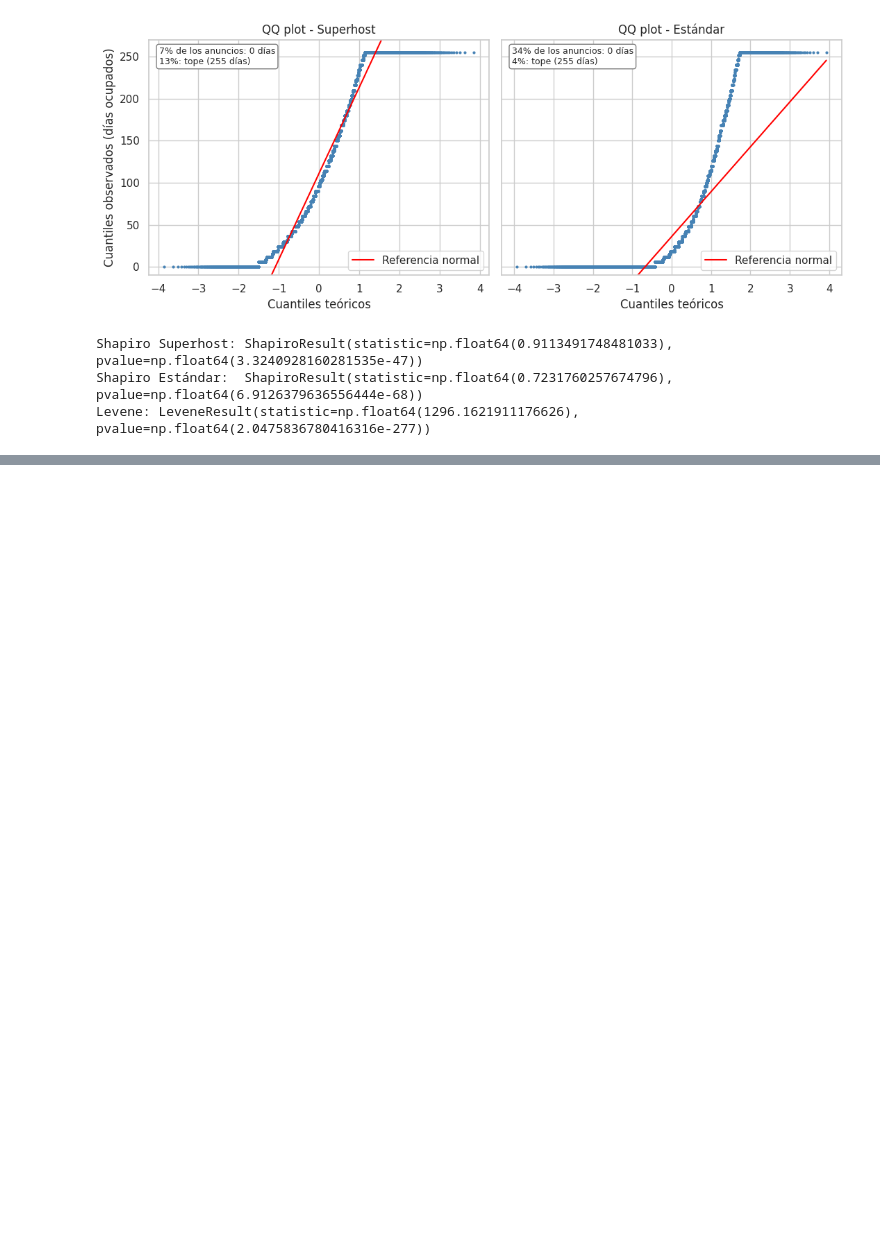
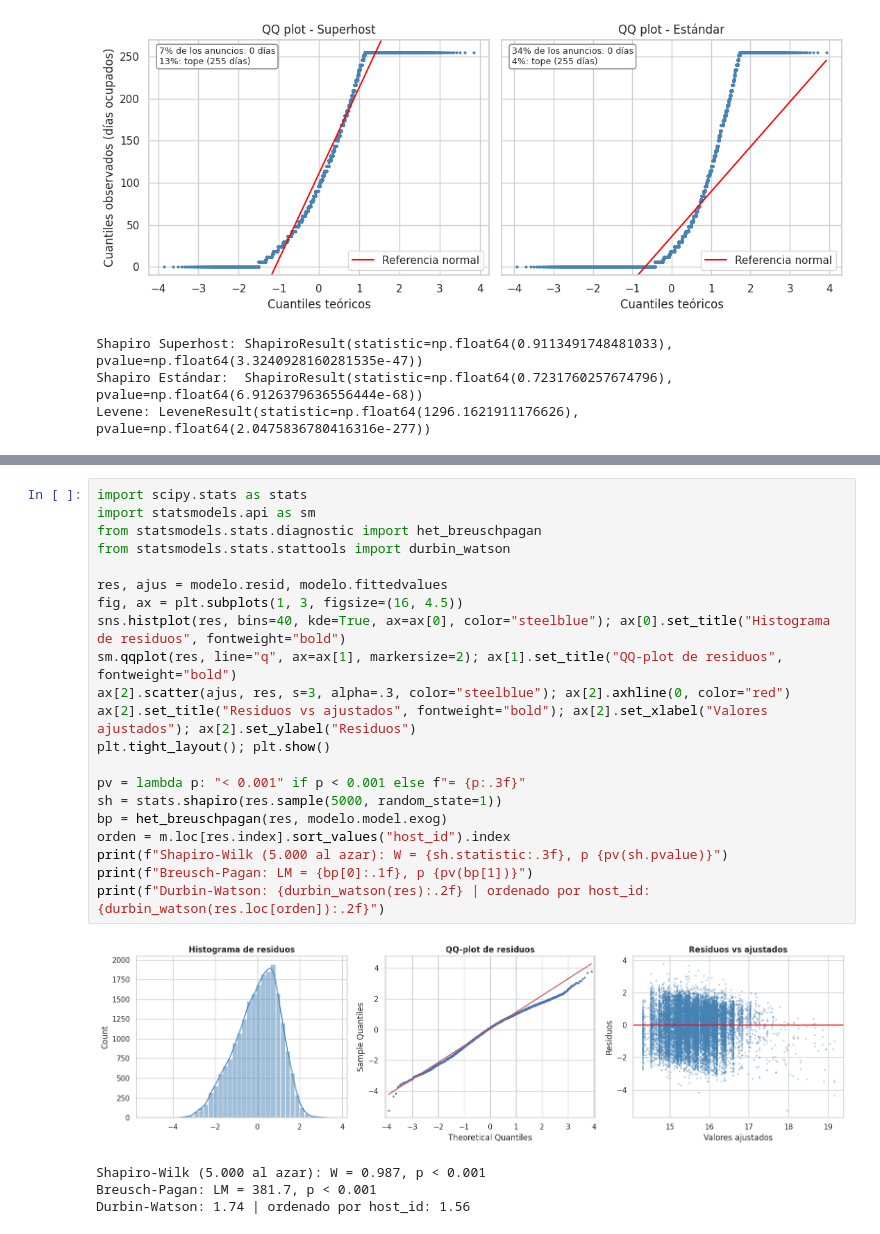
Before and after one commit to Jeronit1/AnalisisDeDatos, a Jupyter notebook: entrega.ipynb, the cells around one changed output, grey strips where cells are left out. Saved outputs shown, nothing was run; the diff lists cells and outputs as text; blank space fills up the shorter version.

```diff
--- a/entrega.ipynb
+++ b/entrega.ipynb
@@ -814,0 +949,26 @@ No puede afirmarse que la insignia *genere* esa ventaja ni que se traduzca en ma
+# %%
+import scipy.stats as stats
+import statsmodels.api as sm
+from statsmodels.stats.diagnostic import het_breuschpagan
+from statsmodels.stats.stattools import durbin_watson
+
+res, ajus = modelo.resid, modelo.fittedvalues
+fig, ax = plt.subplots(1, 3, figsize=(16, 4.5))
+sns.histplot(res, bins=40, kde=True, ax=ax[0], color="steelblue"); ax[0].set_title("Histograma de residuos", fontweight="bold")
+sm.qqplot(res, line="q", ax=ax[1], markersize=2); ax[1].set_title("QQ-plot de residuos", fontweight="bold")
+ax[2].scatter(ajus, res, s=3, alpha=.3, color="steelblue"); ax[2].axhline(0, color="red")
+ax[2].set_title("Residuos vs ajustados", fontweight="bold"); ax[2].set_xlabel("Valores ajustados"); ax[2].set_ylabel("Residuos")
+plt.tight_layout(); plt.show()
+
+pv = lambda p: "< 0.001" if p < 0.001 else f"= {p:.3f}"
+sh = stats.shapiro(res.sample(5000, random_state=1))
+bp = het_breuschpagan(res, modelo.model.exog)
+orden = m.loc[res.index].sort_values("host_id").index
+print(f"Shapiro-Wilk (5.000 al azar): W = {sh.statistic:.3f}, p {pv(sh.pvalue)}")
+print(f"Breusch-Pagan: LM = {bp[0]:.1f}, p {pv(bp[1])}")
+print(f"Durbin-Watson: {durbin_watson(res):.2f} | ordenado por host_id: {durbin_watson(res.loc[orden]):.2f}")
+# %% [output]
+[figure, added]
+Shapiro-Wilk (5.000 al azar): W = 0.987, p < 0.001
+Breusch-Pagan: LM = 381.7, p < 0.001
+Durbin-Watson: 1.74 | ordenado por host_id: 1.56
```
Also changed, not shown: parts of 28 cells of this notebook, 1 other file.
